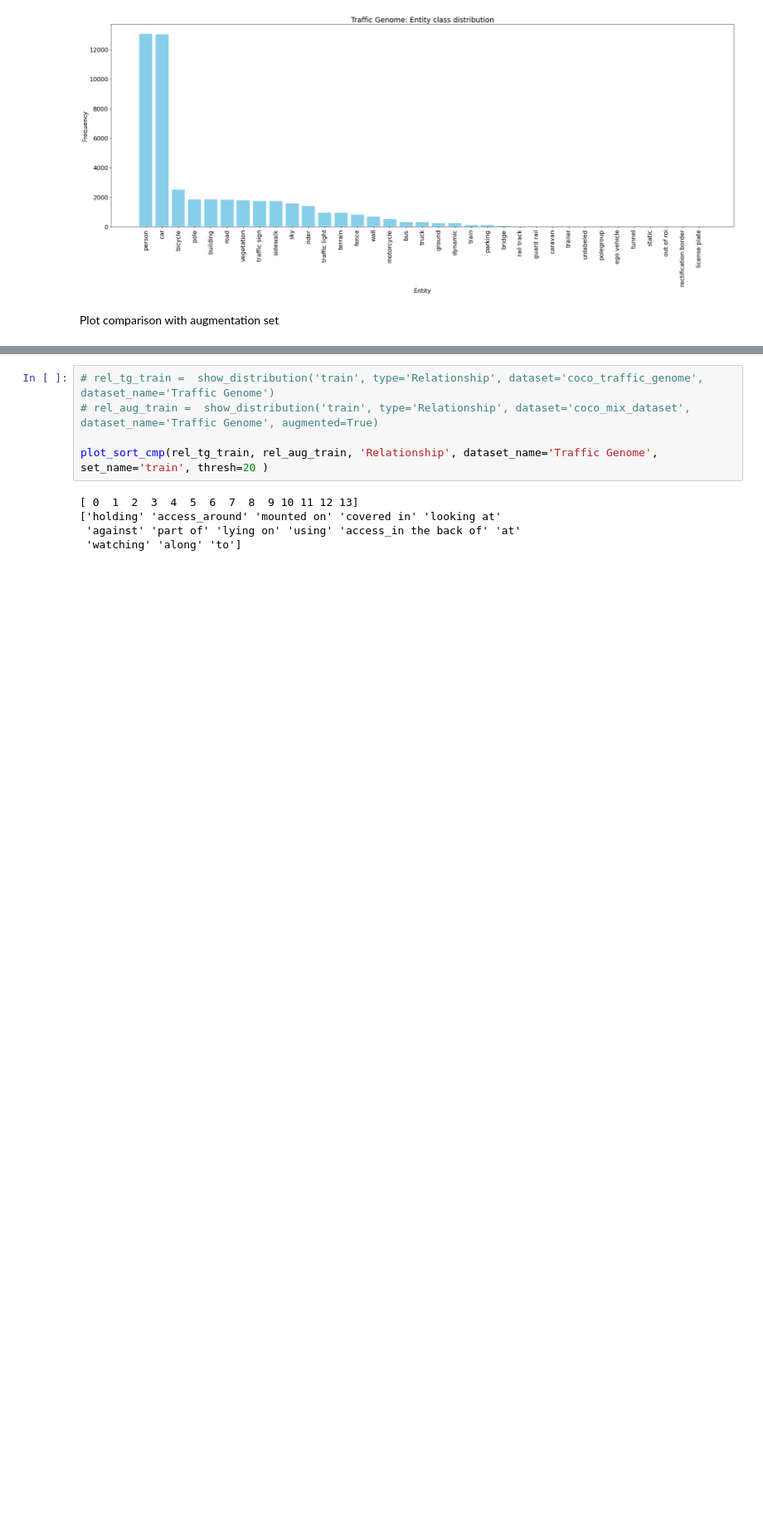
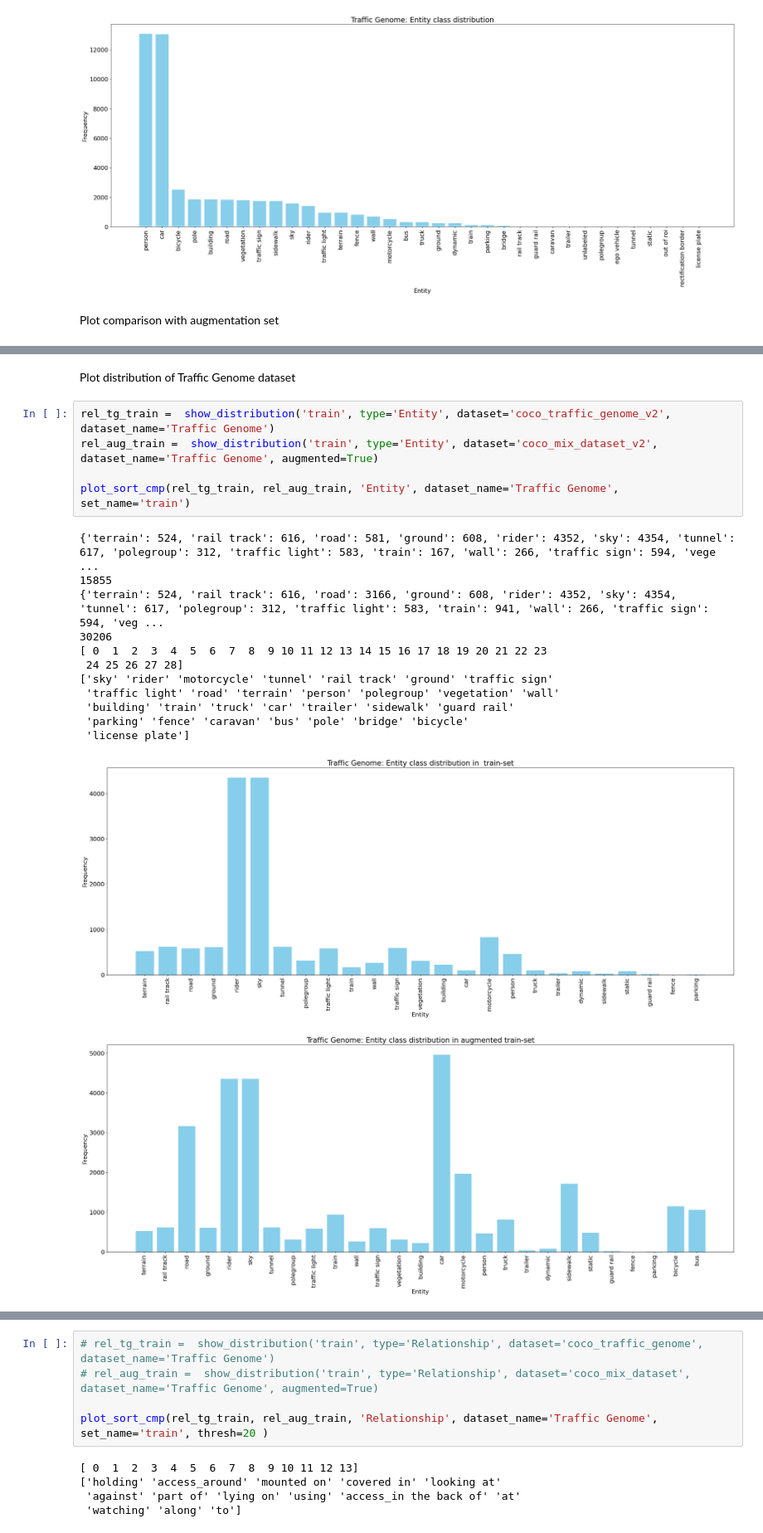
Before and after one commit to Pamasi/sgg_av, a Jupyter notebook: dataset_analysis.ipynb, the cells around one changed output, grey strips where cells are left out. Shown at 83% size. Saved outputs shown, nothing was run; the diff lists cells and outputs as text; blank space fills up the shorter version.

```diff
--- a/dataset_analysis.ipynb
+++ b/dataset_analysis.ipynb
@@ -502,0 +494,21 @@ plot_sort_cmp(rel_tg_train, rel_aug_train, 'Relationship', dataset_name='Traffic
+# %% [markdown]
+Plot distribution of Traffic Genome dataset
+# %%
+rel_tg_train =  show_distribution('train', type='Entity', dataset='coco_traffic_genome_v2',  dataset_name='Traffic Genome')
+rel_aug_train =  show_distribution('train', type='Entity', dataset='coco_mix_dataset_v2',  dataset_name='Traffic Genome', augmented=True)
+
+plot_sort_cmp(rel_tg_train, rel_aug_train, 'Entity', dataset_name='Traffic Genome', set_name='train')
+# %% [output]
+{'terrain': 524, 'rail track': 616, 'road': 581, 'ground': 608, 'rider': 4352, 'sky': 4354, 'tunnel': 617, 'polegroup': 312, 'traffic light': 583, 'train': 167, 'wall': 266, 'traffic sign': 594, 'vege ...
+15855
+{'terrain': 524, 'rail track': 616, 'road': 3166, 'ground': 608, 'rider': 4352, 'sky': 4354, 'tunnel': 617, 'polegroup': 312, 'traffic light': 583, 'train': 941, 'wall': 266, 'traffic sign': 594, 'veg ...
+30206
+[ 0  1  2  3  4  5  6  7  8  9 10 11 12 13 14 15 16 17 18 19 20 21 22 23
+ 24 25 26 27 28]
+['sky' 'rider' 'motorcycle' 'tunnel' 'rail track' 'ground' 'traffic sign'
+ 'traffic light' 'road' 'terrain' 'person' 'polegroup' 'vegetation' 'wall'
+ 'building' 'train' 'truck' 'car' 'trailer' 'sidewalk' 'guard rail'
+ 'parking' 'fence' 'caravan' 'bus' 'pole' 'bridge' 'bicycle'
+ 'license plate']
+[figure, added]
+[figure, added]
```
Also changed, not shown: parts of 11 cells of this notebook, 39 other files.
